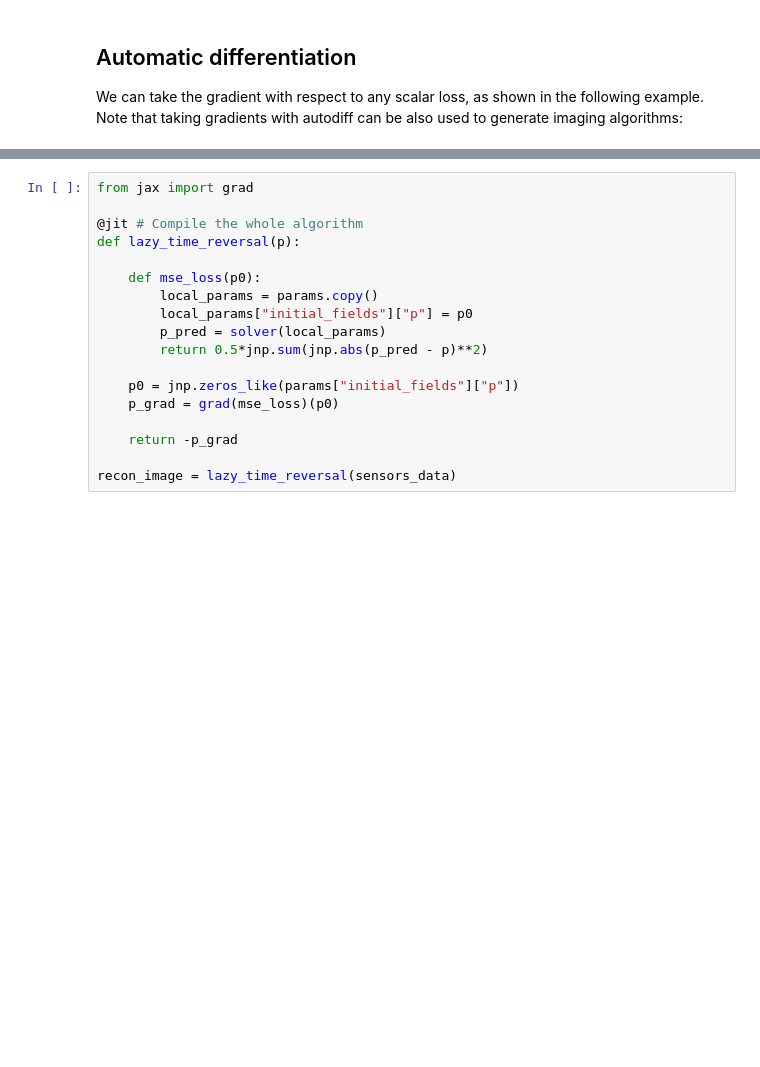
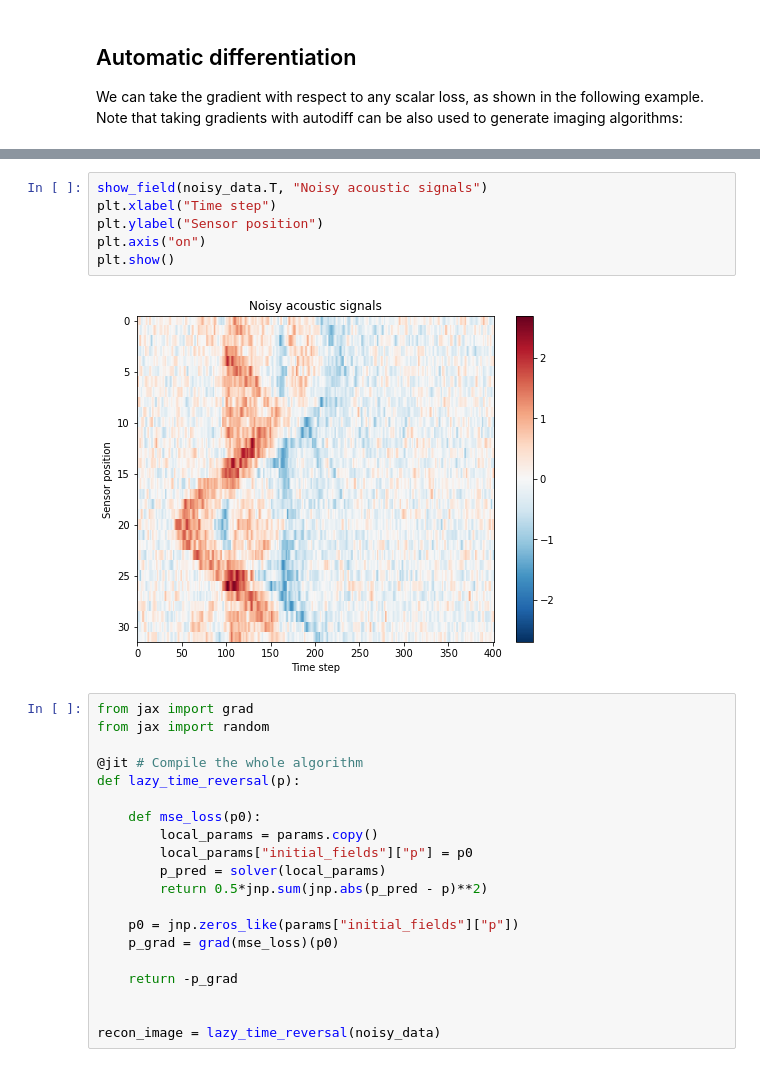
Before and after one commit to ucl-bug/jwave, a Jupyter notebook: docs/notebooks/homog_propagation_medium.ipynb, the cells around one changed output, grey strips where cells are left out. Drawn from its saved outputs; the diff is of its cells as text; blank space fills up the shorter version.

```diff
--- a/docs/notebooks/homog_propagation_medium.ipynb
+++ b/docs/notebooks/homog_propagation_medium.ipynb
@@ -134,5 +142,14 @@ Note that taking gradients with autodiff can be also used to generate imaging al
+# %%
+show_field(noisy_data.T, "Noisy acoustic signals")
+plt.xlabel("Time step")
+plt.ylabel("Sensor position")
+plt.axis("on")
+plt.show()
+# %% [output]
+[figure, added]
 # %%
 from jax import grad
+from jax import random
 
 @jit # Compile the whole algorithm
 def lazy_time_reversal(p):
@@ -148,5 +165,6 @@ def lazy_time_reversal(p):
 
     return -p_grad
 
-recon_image = lazy_time_reversal(sensors_data)
+
+recon_image = lazy_time_reversal(noisy_data)
 # %%
```
Also changed, not shown: parts of 9 cells of this notebook.
